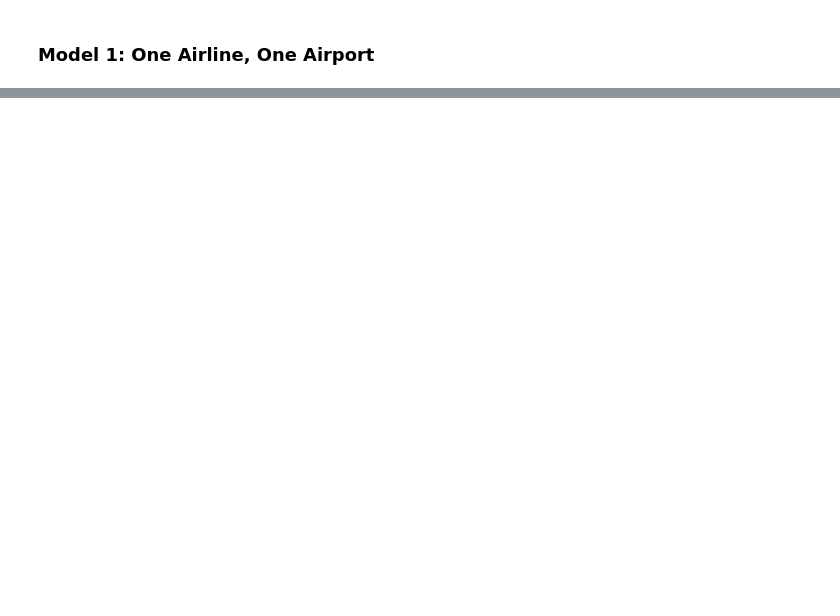
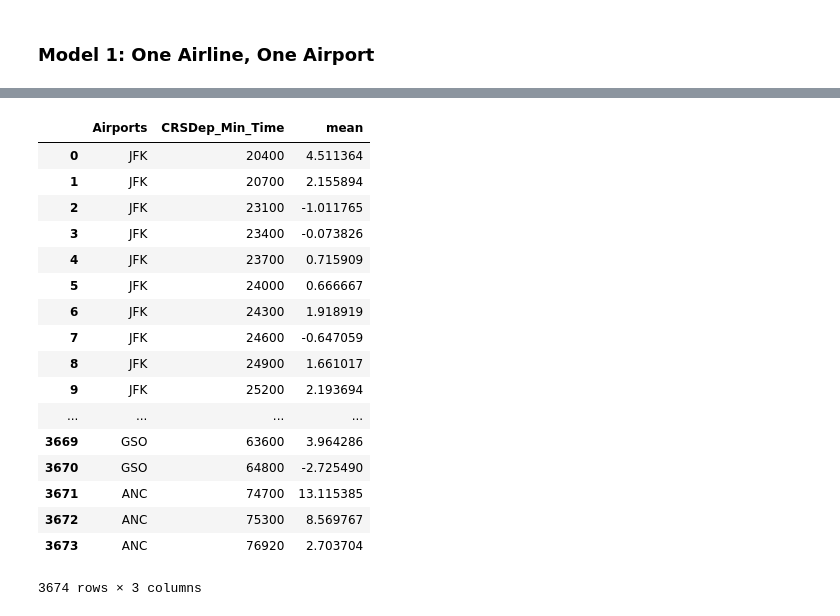
Before and after one commit to tninh/Flights-Delay-Prediction, a Jupyter notebook: script/read_data_0.ipynb, the cells around one changed output, grey strips where cells are left out. Drawn from its saved outputs; the diff is of its cells as text; code cells hidden in the pictures; blank space fills up the shorter version.

```diff
--- a/script/read_data_0.ipynb
+++ b/script/read_data_0.ipynb
@@ -207 +218,3 @@ df1.dropna(inplace=True)
+# %%
+df1.dropna(inplace=True)
 # %%
@@ -273,0 +298,18 @@ global_stats
+# %%
+def get_flight_delays(df, carrier, id_airport, extrem_values = False):
+    df2 = df[(df['UniqueCarrier'] == carrier) & (df['Origin'] == id_airport)]
+    # remove extreme values before fitting
+    if extrem_values:
+        df2['DepDelay'] = df2['DepDelay'].apply(lambda x:x if x < 60 else np.nan)
+        df2.dropna(how = 'any')
+    # Conversion: date + hour -> hour
+    df2.sort_values('CRSDep_Date_Time', inplace = True)
+    df2['CRSDepTime'] =  df2['CRSDep_Date_Time'].apply(lambda x:x.time())
+
+    test2 = df2['DepDelay'].groupby(df2['CRSDepTime']).apply(get_stats).unstack()
+    test2.reset_index(inplace=True)
+
+    htm = lambda x:x.hour*3600+x.minute*60+x.second
+    test2.reset_index(inplace=True)
+    test2['CRSDep_Time_In_Min'] = test2['CRSDepTime'].apply(htm)
+    return test2
@@ -298,0 +322,20 @@ df2
+# %%
+def get_merged_delays(df, carrier):
+    airports = df[df['UniqueCarrier'] == carrier]['Origin'].unique()
+    i = 0
+    cols = ['Airports', 'CRSDep_Time_In_Min', 'mean']
+    for airport in airports:
+        test2 = get_flight_delays(df, carrier, airport, True)
+        test2.loc[:, 'Airports'] = airport
+        test2 = test2[cols]
+        test2.dropna(how = 'any', inplace = True)
+        if i == 0:
+            merged_df = test2.copy()
+        else:
+            merged_df = pd.concat([merged_df, test2], ignore_index = True)
+        i += 1
+    return merged_df
+# %%
+carrier = 'WN'
+merged_df = get_merged_delays(df1, carrier)
+merged_df.loc[:,:]
@@ -298,0 +375,21 @@ df2
+# %%
+merged_df.loc[:,:]
+# %% [output]
+|  | Airports | CRSDep_Min_Time | mean |
+| 0 | JFK | 20400 | 4.511364 |
+| 1 | JFK | 20700 | 2.155894 |
+| 2 | JFK | 23100 | -1.011765 |
+| 3 | JFK | 23400 | -0.073826 |
+| 4 | JFK | 23700 | 0.715909 |
+| 5 | JFK | 24000 | 0.666667 |
+| 6 | JFK | 24300 | 1.918919 |
+| 7 | JFK | 24600 | -0.647059 |
+| 8 | JFK | 24900 | 1.661017 |
+| 9 | JFK | 25200 | 2.193694 |
+| ... | ... | ... | ... |
+| 3669 | GSO | 63600 | 3.964286 |
+| 3670 | GSO | 64800 | -2.725490 |
+| 3671 | ANC | 74700 | 13.115385 |
+| 3672 | ANC | 75300 | 8.569767 |
+| 3673 | ANC | 76920 | 2.703704 |
+3674 rows × 3 columns
```
Also changed, not shown: parts of 16 cells of this notebook.
